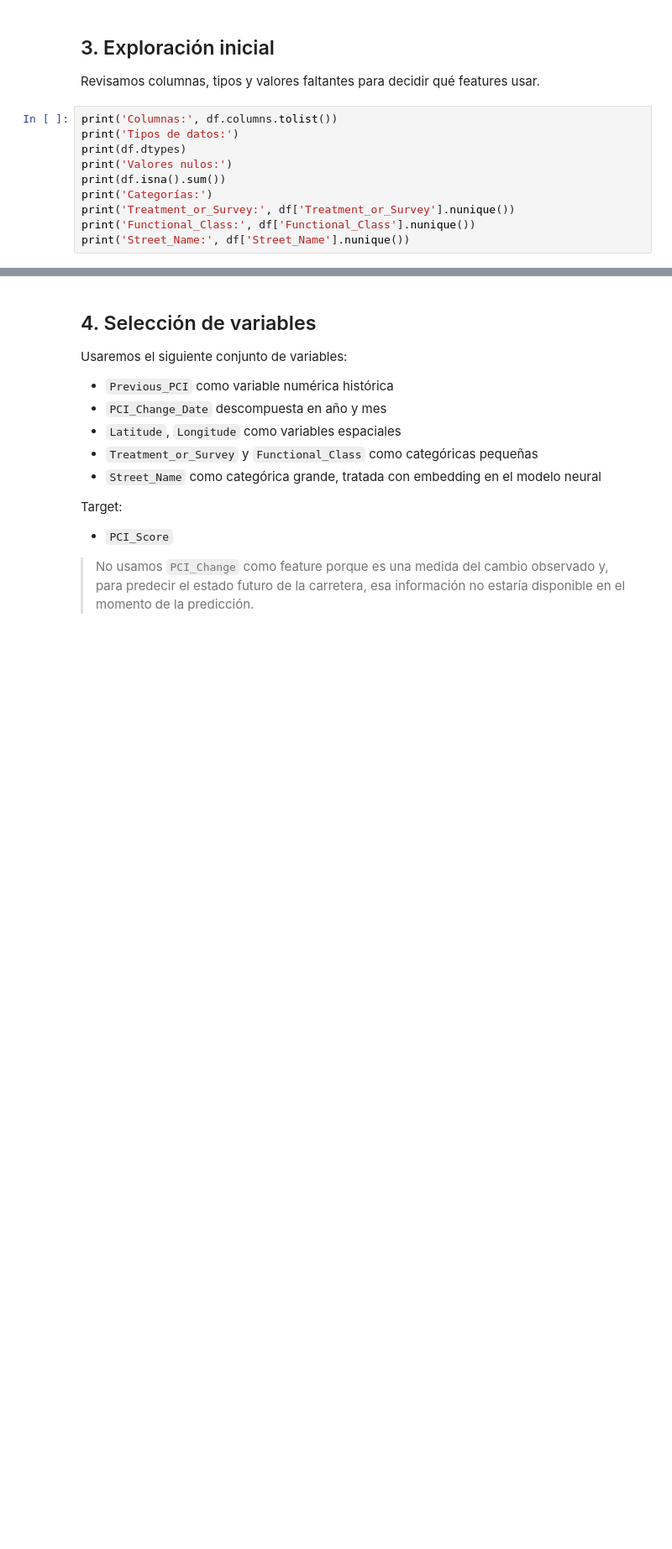
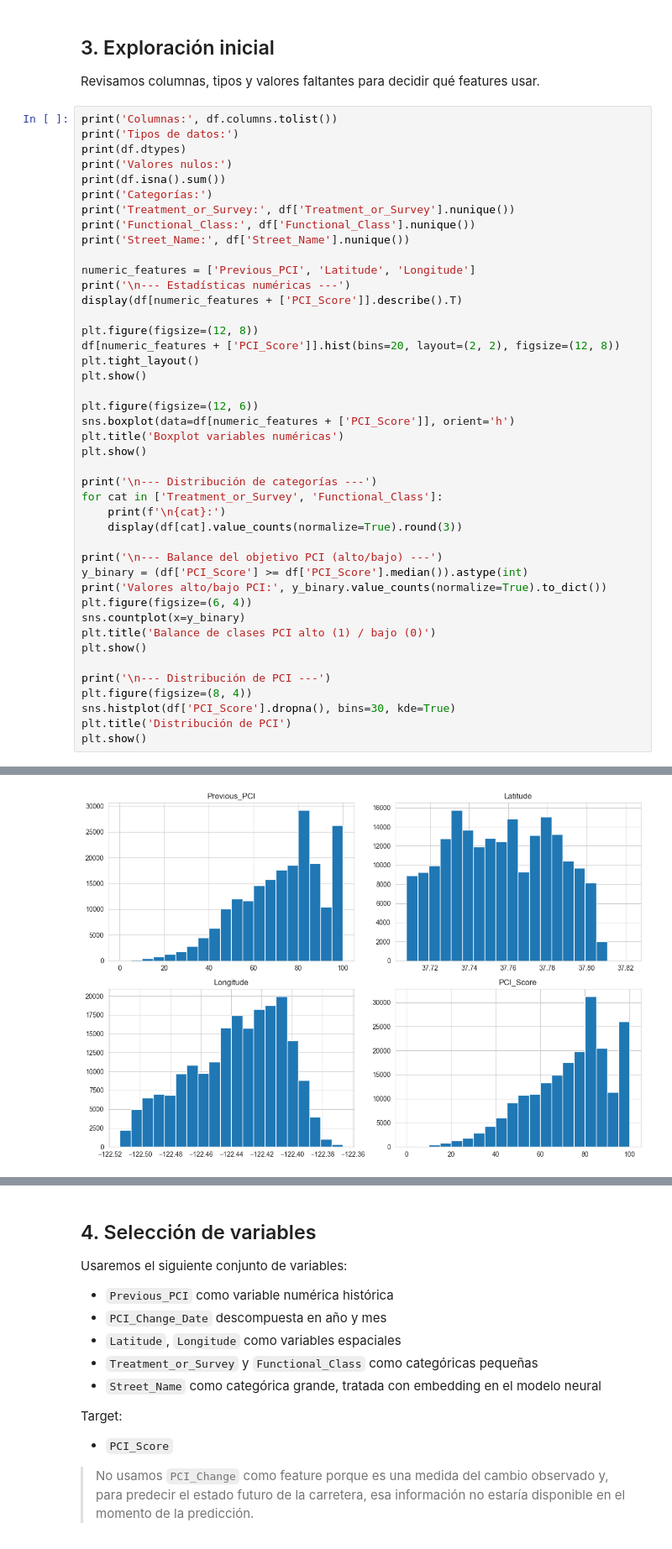
Before and after one commit to franpelirrojo/proyecto-carreteras-sf-fantastic-four, a Jupyter notebook: PCI_Historico/Cuardernos/Prediccion_PCI_Futuro.ipynb, the cells around one changed output, grey strips where cells are left out. Shown at 84% size. Drawn from its saved outputs; the diff is of its cells as text; blank space fills up the shorter version.

```diff
--- a/PCI_Historico/Cuardernos/Prediccion_PCI_Futuro.ipynb
+++ b/PCI_Historico/Cuardernos/Prediccion_PCI_Futuro.ipynb
@@ -74,6 +74,39 @@ print('Categorías:')
 print('Treatment_or_Survey:', df['Treatment_or_Survey'].nunique())
 print('Functional_Class:', df['Functional_Class'].nunique())
 print('Street_Name:', df['Street_Name'].nunique())
+
+numeric_features = ['Previous_PCI', 'Latitude', 'Longitude']
+print('\n--- Estadísticas numéricas ---')
+display(df[numeric_features + ['PCI_Score']].describe().T)
+
+plt.figure(figsize=(12, 8))
+df[numeric_features + ['PCI_Score']].hist(bins=20, layout=(2, 2), figsize=(12, 8))
+plt.tight_layout()
+plt.show()
+
+plt.figure(figsize=(12, 6))
+sns.boxplot(data=df[numeric_features + ['PCI_Score']], orient='h')
+plt.title('Boxplot variables numéricas')
+plt.show()
+
+print('\n--- Distribución de categorías ---')
+for cat in ['Treatment_or_Survey', 'Functional_Class']:
+    print(f'\n{cat}:')
+    display(df[cat].value_counts(normalize=True).round(3))
+
+print('\n--- Balance del objetivo PCI (alto/bajo) ---')
+y_binary = (df['PCI_Score'] >= df['PCI_Score'].median()).astype(int)
+print('Valores alto/bajo PCI:', y_binary.value_counts(normalize=True).to_dict())
+plt.figure(figsize=(6, 4))
+sns.countplot(x=y_binary)
+plt.title('Balance de clases PCI alto (1) / bajo (0)')
+plt.show()
+
+print('\n--- Distribución de PCI ---')
+plt.figure(figsize=(8, 4))
+sns.histplot(df['PCI_Score'].dropna(), bins=30, kde=True)
+plt.title('Distribución de PCI')
+plt.show()
 # %% [output]
 Columnas: ['CNN', 'PCI_Score', 'Previous_PCI', 'PCI_Change', 'Street_Name', 'PCI_Change_Date', 'Treatment_or_Survey', 'Functional_Class', 'Latitude', 'Longitude']
 Tipos de datos:
@@ -94,0 +134 @@ Street_Name: 4246
+[figure, added]
```
Also changed, not shown: parts of 18 cells of this notebook.
